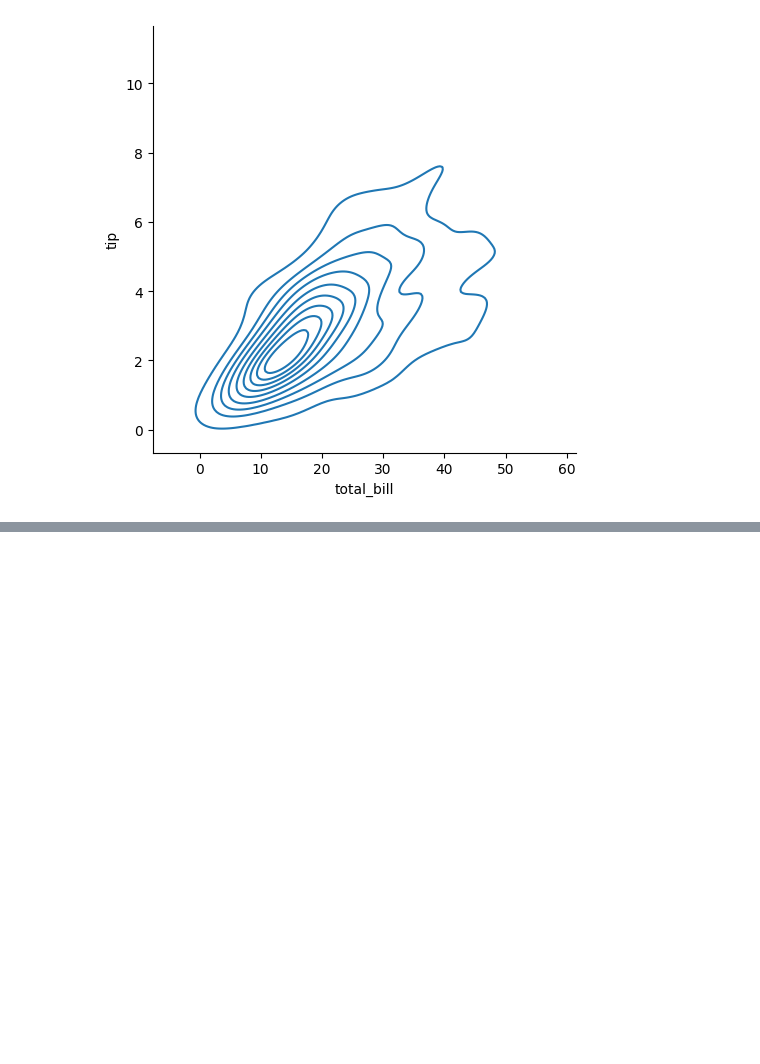
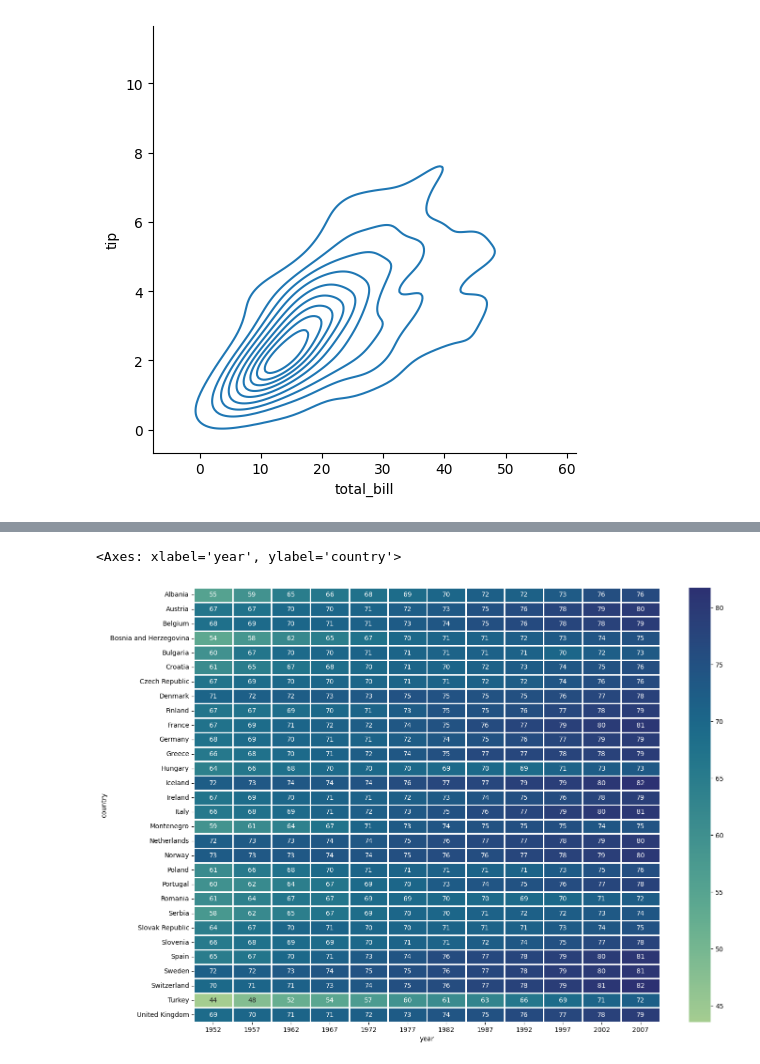
Before and after one commit to JARVIS20240/Python_pandas_for_DS-ML, a Jupyter notebook: Ch-9_Seaborn/01_Bais.ipynb, the cells around one changed output, grey strips where cells are left out. Cells and saved outputs as stored; diff of their text form; code cells hidden in the pictures; blank space fills up the shorter version.

```diff
--- a/Ch-9_Seaborn/01_Bais.ipynb
+++ b/Ch-9_Seaborn/01_Bais.ipynb
@@ -260,0 +284,3 @@ sns.displot(data=tips, x="total_bill", y="tip", kind="kde")
+# %%
+temp_df = gap[gap['continent'] == "Europe"].pivot(index="country", columns="year", values="lifeExp")
+temp_df.head()
@@ -260,0 +295,9 @@ sns.displot(data=tips, x="total_bill", y="tip", kind="kde")
+# %%
+plt.figure(figsize=(16,12))
+sns.heatmap(temp_df, annot=True, linewidths=0.9, cmap="crest")
+# annot = True -> for Display numbers/values
+# linewidth = 0.5
+# cmap for colors -> viridis, plasma, inferno, magma, crest etc....
+# %% [output]
+<Axes: xlabel='year', ylabel='country'>
+[figure, added]
```
Also changed, not shown: parts of 6 cells of this notebook.
